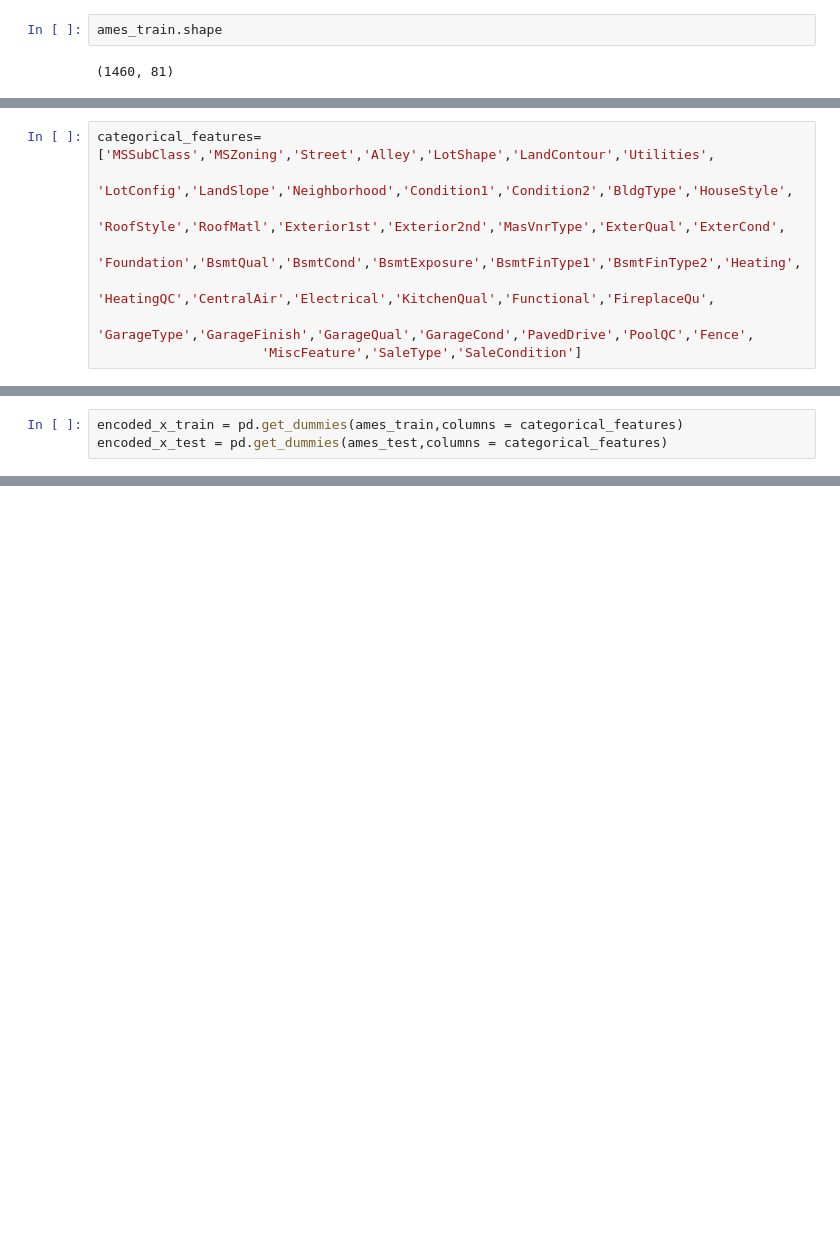
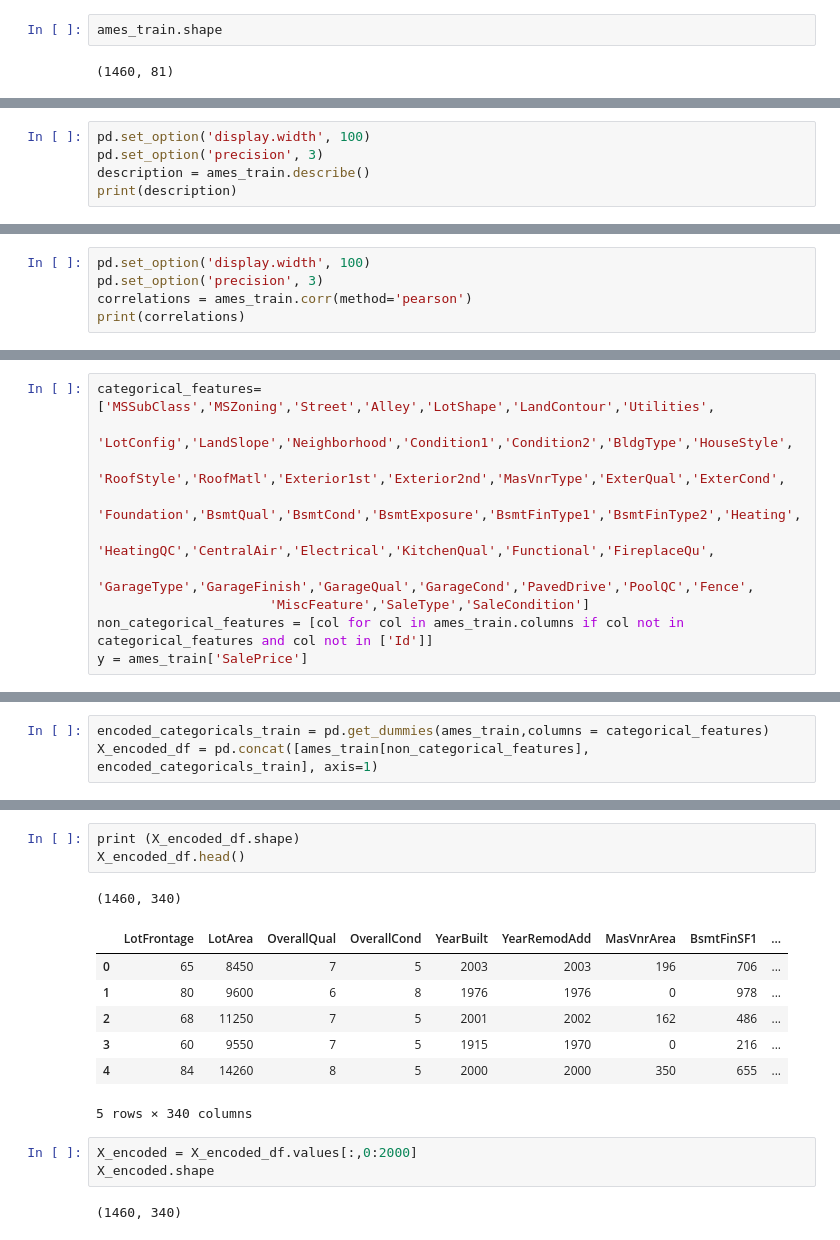
Before and after one commit to donigian/machine_learning_nano_degree, a Jupyter notebook: Ames/Model-Selection.ipynb, the cells around one changed output, grey strips where cells are left out. Cells and saved outputs as stored; diff of their text form; blank space fills up the shorter version.

```diff
--- a/Ames/Model-Selection.ipynb
+++ b/Ames/Model-Selection.ipynb
@@ -59,0 +92,5 @@ array([[1, 60, 'RL', ..., 2008, 'WD', 'Normal'],
+# %%
+pd.set_option('display.width', 100)
+pd.set_option('precision', 3)
+description = ames_train.describe()
+print(description)
@@ -59,0 +117,5 @@ array([[1, 60, 'RL', ..., 2008, 'WD', 'Normal'],
+# %%
+pd.set_option('display.width', 100)
+pd.set_option('precision', 3)
+correlations = ames_train.corr(method='pearson')
+print(correlations)
@@ -63,5 +188,7 @@ categorical_features=['MSSubClass','MSZoning','Street','Alley','LotShape','LandC
                       'RoofStyle','RoofMatl','Exterior1st','Exterior2nd','MasVnrType','ExterQual','ExterCond',
                       'Foundation','BsmtQual','BsmtCond','BsmtExposure','BsmtFinType1','BsmtFinType2','Heating',
                       'HeatingQC','CentralAir','Electrical','KitchenQual','Functional','FireplaceQu',
-                     'GarageType','GarageFinish','GarageQual','GarageCond','PavedDrive','PoolQC','Fence',
-                     'MiscFeature','SaleType','SaleCondition']
+                      'GarageType','GarageFinish','GarageQual','GarageCond','PavedDrive','PoolQC','Fence',
+                      'MiscFeature','SaleType','SaleCondition']
+non_categorical_features = [col for col in ames_train.columns if col not in categorical_features and col not in ['Id']]
+y = ames_train['SalePrice']
@@ -68,3 +201,3 @@ categorical_features=['MSSubClass','MSZoning','Street','Alley','LotShape','LandC
 # %%
-encoded_x_train = pd.get_dummies(ames_train,columns = categorical_features)
-encoded_x_test = pd.get_dummies(ames_test,columns = categorical_features)
+encoded_categoricals_train = pd.get_dummies(ames_train,columns = categorical_features)
+X_encoded_df = pd.concat([ames_train[non_categorical_features], encoded_categoricals_train], axis=1)
@@ -82,0 +204,17 @@ Index([u'Id', u'LotFrontage', u'LotArea', u'OverallQual', u'OverallCond',
+# %%
+print (X_encoded_df.shape)
+X_encoded_df.head()
+# %% [output]
+(1460, 340)
+|  | LotFrontage | LotArea | OverallQual | OverallCond | YearBuilt | YearRemodAdd | MasVnrArea | BsmtFinSF1 | ... |
+| 0 | 65 | 8450 | 7 | 5 | 2003 | 2003 | 196 | 706 | ... |
+| 1 | 80 | 9600 | 6 | 8 | 1976 | 1976 | 0 | 978 | ... |
+| 2 | 68 | 11250 | 7 | 5 | 2001 | 2002 | 162 | 486 | ... |
+| 3 | 60 | 9550 | 7 | 5 | 1915 | 1970 | 0 | 216 | ... |
+| 4 | 84 | 14260 | 8 | 5 | 2000 | 2000 | 350 | 655 | ... |
+5 rows × 340 columns
+# %%
+X_encoded = X_encoded_df.values[:,0:2000]
+X_encoded.shape
+# %% [output]
+(1460, 340)
```
Also changed, not shown: parts of 37 cells of this notebook.
